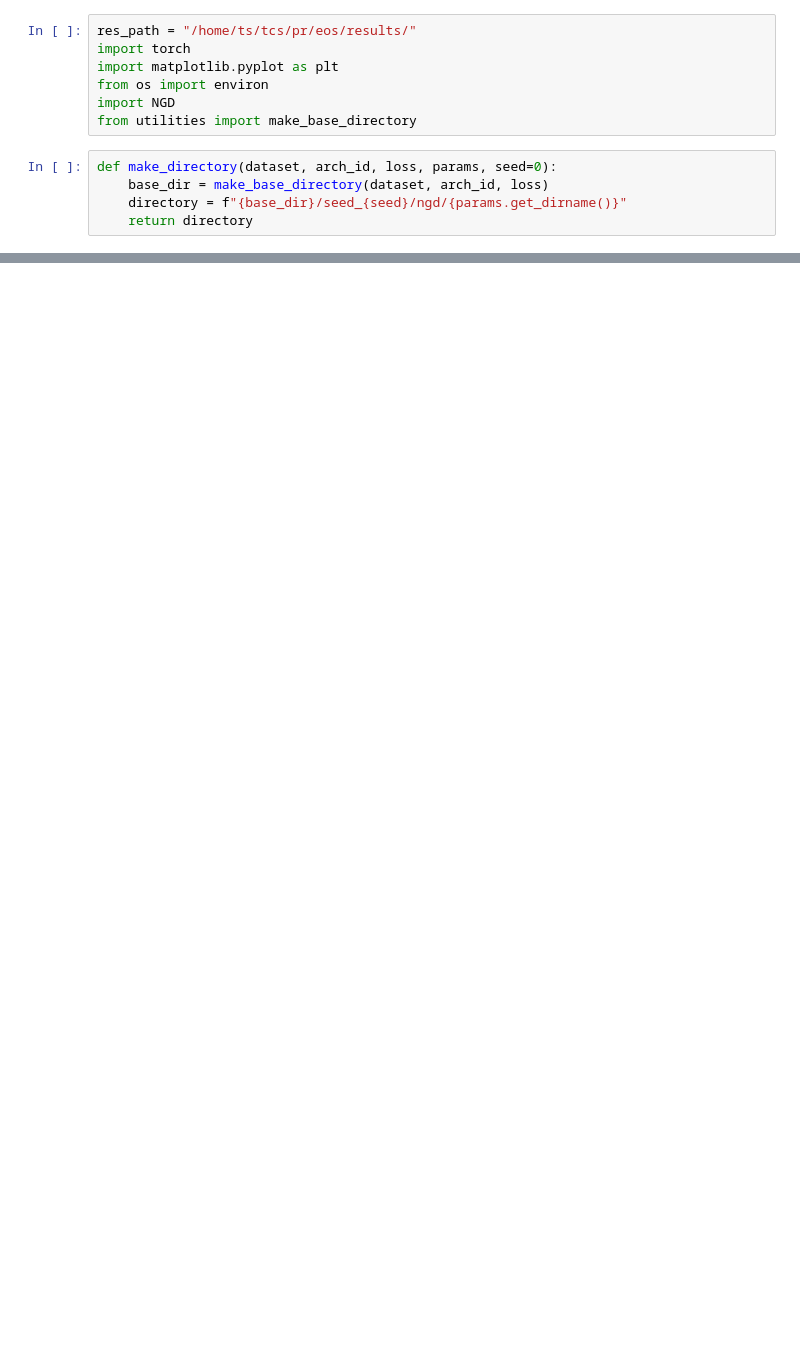
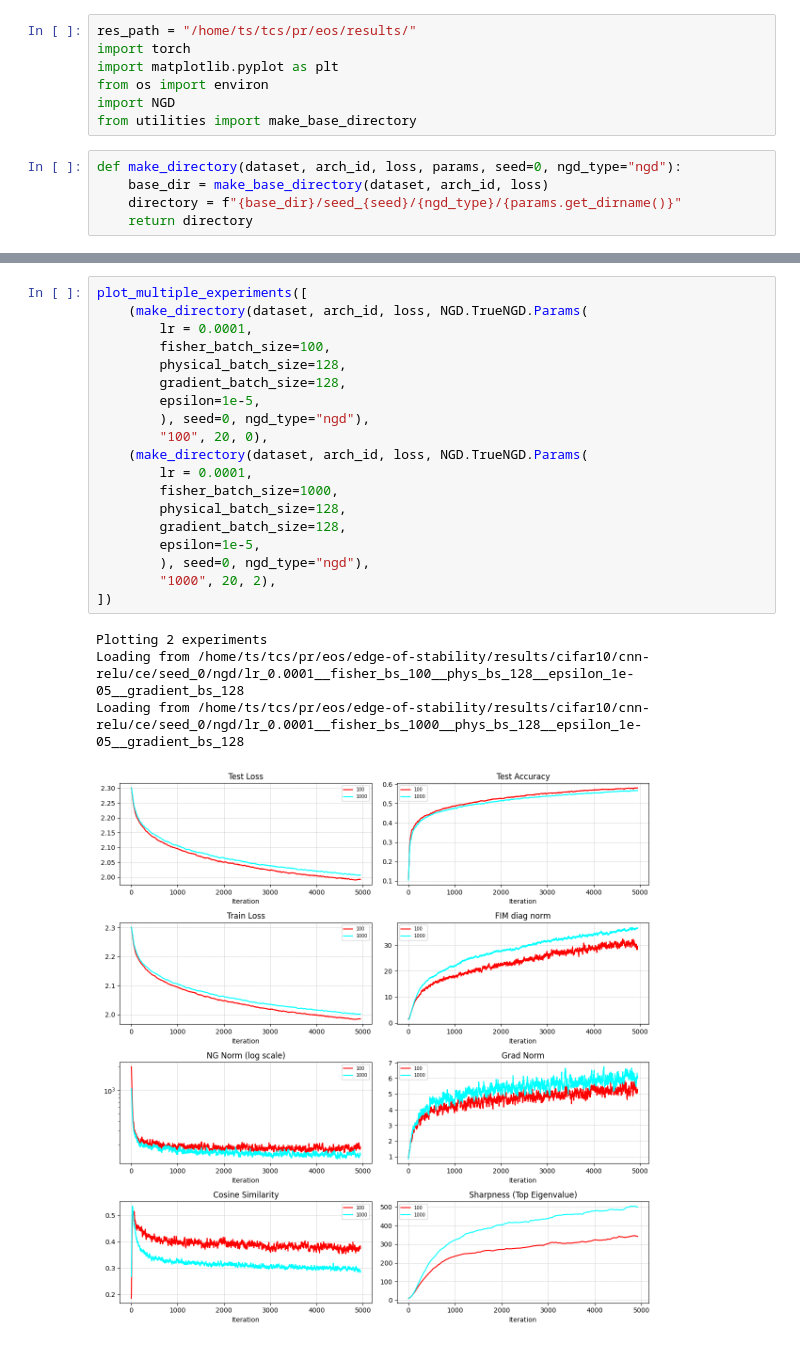
Before and after one commit to JohnBohnam/edge-of-stability, a Jupyter notebook: src/plot_gd.ipynb, the cells around one changed output, grey strips where cells are left out. Saved outputs shown, nothing was run; the diff lists cells and outputs as text; blank space fills up the shorter version.

```diff
--- a/src/plot_gd.ipynb
+++ b/src/plot_gd.ipynb
@@ -6,7 +6,7 @@ from os import environ
 import NGD
 from utilities import make_base_directory
 # %%
-def make_directory(dataset, arch_id, loss, params, seed=0):
+def make_directory(dataset, arch_id, loss, params, seed=0, ngd_type="ngd"):
     base_dir = make_base_directory(dataset, arch_id, loss)
-    directory = f"{base_dir}/seed_{seed}/ngd/{params.get_dirname()}"
+    directory = f"{base_dir}/seed_{seed}/{ngd_type}/{params.get_dirname()}"
     return directory
@@ -135,0 +408,24 @@ Plotting /home/ts/tcs/pr/eos/edge-of-stability/results/cifar10/cnn-relu/mse/seed
+# %%
+plot_multiple_experiments([
+    (make_directory(dataset, arch_id, loss, NGD.TrueNGD.Params(
+        lr = 0.0001,
+        fisher_batch_size=100,
+        physical_batch_size=128,
+        gradient_batch_size=128,
+        epsilon=1e-5,
+        ), seed=0, ngd_type="ngd"),
+        "100", 20, 0),
+    (make_directory(dataset, arch_id, loss, NGD.TrueNGD.Params(
+        lr = 0.0001,
+        fisher_batch_size=1000,
+        physical_batch_size=128,
+        gradient_batch_size=128,
+        epsilon=1e-5,
+        ), seed=0, ngd_type="ngd"),
+        "1000", 20, 2),
+])
+# %% [output]
+Plotting 2 experiments
+Loading from /home/ts/tcs/pr/eos/edge-of-stability/results/cifar10/cnn-relu/ce/seed_0/ngd/lr_0.0001__fisher_bs_100__phys_bs_128__epsilon_1e-05__gradient_bs_128
+Loading from /home/ts/tcs/pr/eos/edge-of-stability/results/cifar10/cnn-relu/ce/seed_0/ngd/lr_0.0001__fisher_bs_1000__phys_bs_128__epsilon_1e-05__gradient_bs_128
+[figure, added]
```
Also changed, not shown: parts of 15 cells of this notebook, 7 other files.
